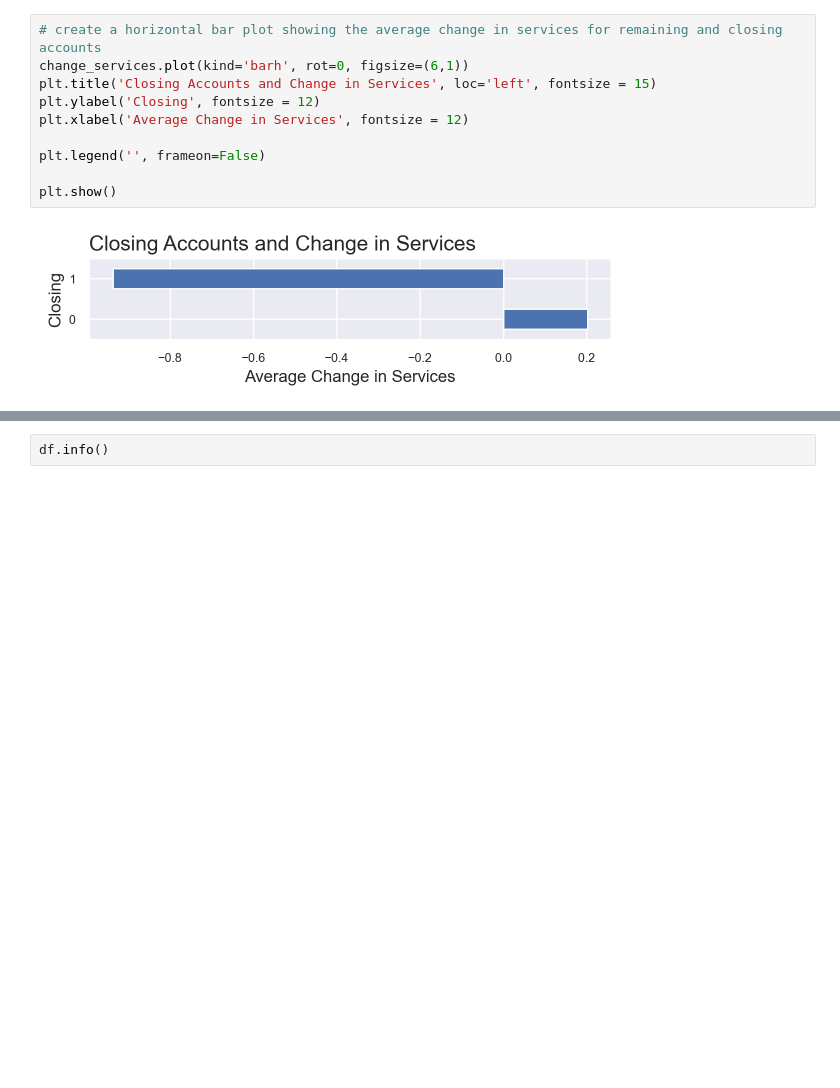
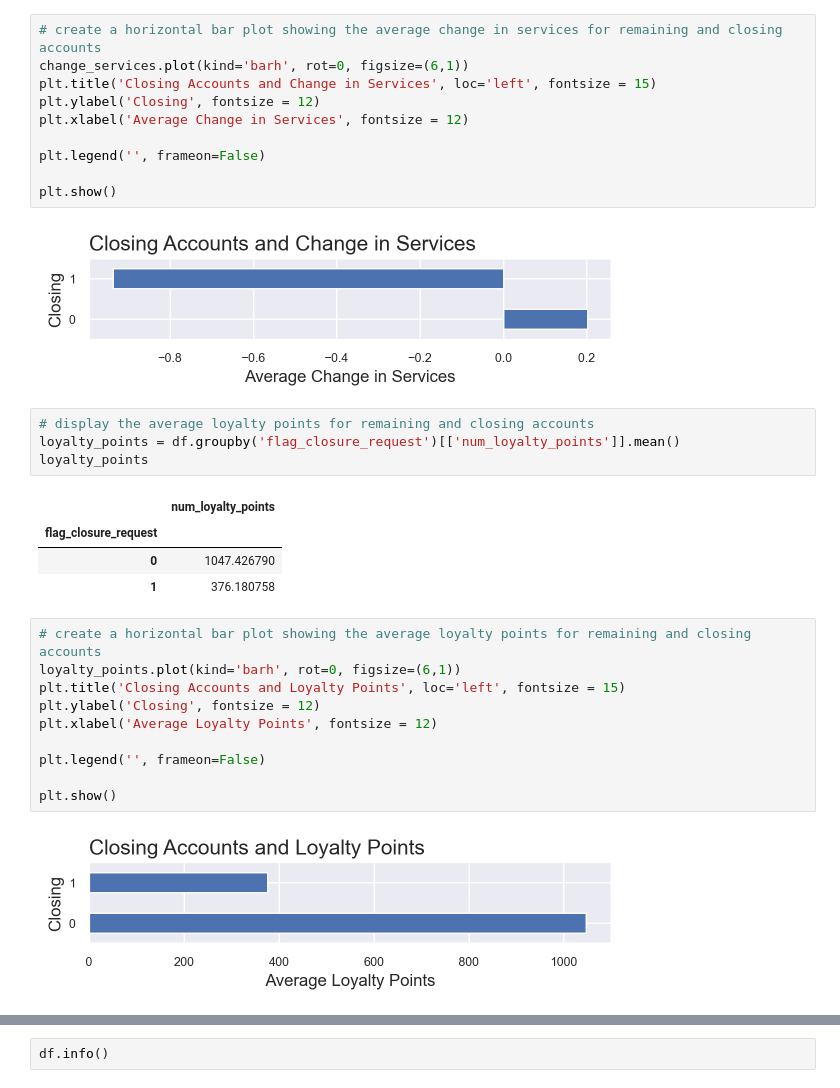
Before and after one commit to fedfioravanti/Bank-Churn-Prediction, a Jupyter notebook: notebooks/Bank-Churn-01-Intro-EDA.ipynb, the cells around one changed output, grey strips where cells are left out. Drawn from its saved outputs; the diff is of its cells as text; blank space fills up the shorter version.

```diff
--- a/notebooks/Bank-Churn-01-Intro-EDA.ipynb
+++ b/notebooks/Bank-Churn-01-Intro-EDA.ipynb
@@ -886,3 +886,24 @@ plt.legend('', frameon=False)
 plt.show()
 # %% [output]
 [figure]
+# %%
+# display the average loyalty points for remaining and closing accounts
+loyalty_points = df.groupby('flag_closure_request')[['num_loyalty_points']].mean()
+loyalty_points
+# %% [output]
+|  | num_loyalty_points |
+| flag_closure_request |  |
+| 0 | 1047.426790 |
+| 1 | 376.180758 |
+# %%
+# create a horizontal bar plot showing the average loyalty points for remaining and closing accounts
+loyalty_points.plot(kind='barh', rot=0, figsize=(6,1))
+plt.title('Closing Accounts and Loyalty Points', loc='left', fontsize = 15)
+plt.ylabel('Closing', fontsize = 12)
+plt.xlabel('Average Loyalty Points', fontsize = 12)
+
+plt.legend('', frameon=False)
+
+plt.show()
+# %% [output]
+[figure, added]
```
Also changed, not shown: parts of 12 cells of this notebook.
